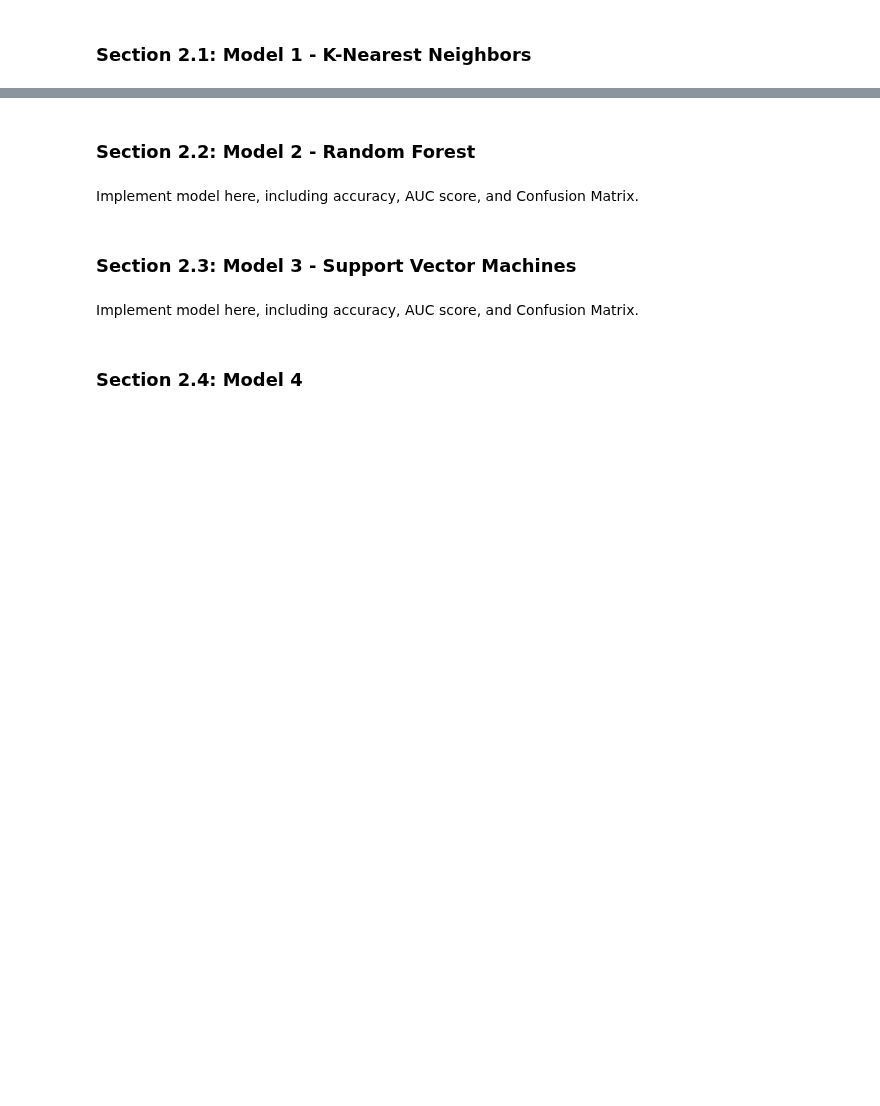
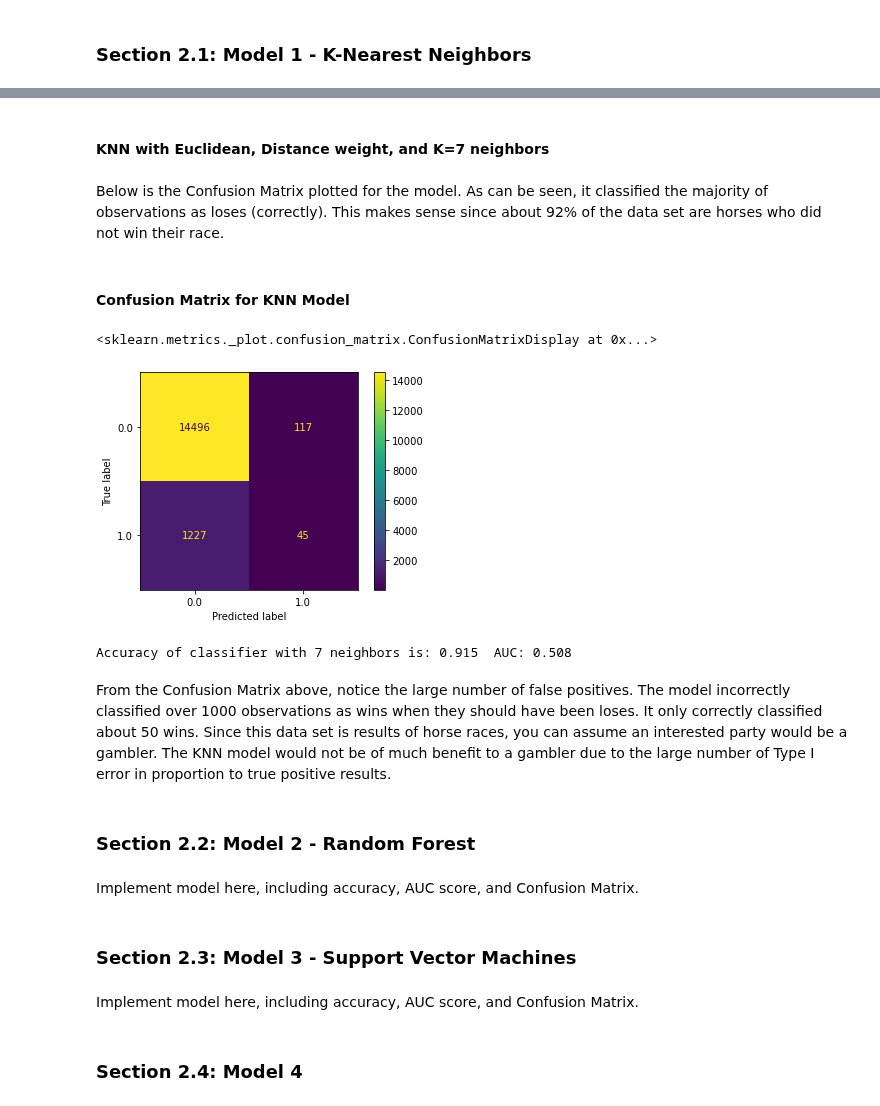
Before and after one commit to C-Stewart-GH/Hong_Kong_Horse_Racing_Project, a Jupyter notebook: Project2/Project 2 Group Book.ipynb, the cells around one changed output, grey strips where cells are left out. Cells and saved outputs as stored; diff of their text form; code cells hidden in the pictures; blank space fills up the shorter version.

```diff
--- a/Project2/Project 2 Group Book.ipynb
+++ b/Project2/Project 2 Group Book.ipynb
@@ -63,5 +85,5 @@ runs_data.head()
 # %%
-cv = StratifiedShuffleSplit(n_splits = 1, test_size = 0.5, train_size=0.5, random_state = 0)
+cv = StratifiedShuffleSplit(n_splits = 10, test_size = 0.2, train_size=0.8, random_state = 0)
 
 # fill in the training and testing data and save as separate variables
 for trainidx, testidx in cv.split(runs_data,runs_target):
@@ -74,0 +164,12 @@ Implement model here, including accuracy, AUC score, and Confusion Matrix.
+# %%
+# Use Manhatten distance - sum(|x - y|)
+
+Kvals = [3,5,7,9,11,13,15,17,19,21]
+for x in Kvals:
+    clf_knn = KNeighborsClassifier(n_neighbors=x, weights='distance', metric='manhattan')
+    clf_knn.fit(X_train,Y_train)
+    yhat= clf_knn.predict(X_test)
+    acc = mt.accuracy_score(Y_test,yhat)
+    auc = roc_auc_score(Y_test,yhat)
+    conf = mt.confusion_matrix(Y_test,yhat)
+    print('Accuracy of classifier with %d neighbors is: %.3f'%(x,acc), ' AUC: %.3f'%auc)
@@ -74,0 +189,12 @@ Implement model here, including accuracy, AUC score, and Confusion Matrix.
+# %%
+# Use ChebyshevDistance distance - max(|x - y|)
+
+Kvals = [3,5,7,9,11,13,15,17,19,21]
+for x in Kvals:
+    clf_knn = KNeighborsClassifier(n_neighbors=x, weights='distance', metric='chebyshev')
+    clf_knn.fit(X_train,Y_train)
+    yhat= clf_knn.predict(X_test)
+    acc = mt.accuracy_score(Y_test,yhat)
+    auc = roc_auc_score(Y_test,yhat)
+    conf = mt.confusion_matrix(Y_test,yhat)
+    print('Accuracy of classifier with %d neighbors is: %.3f'%(x,acc), ' AUC: %.3f'%auc)
@@ -75,3 +216,37 @@ Implement model here, including accuracy, AUC score, and Confusion Matrix.
+# %% [markdown]
+#### KNN with Euclidean, Distance weight, and K=7 neighbors
+# %%
+# Based on above, Euclidean with K=7 is a good combination of accuracy and AUC
+x=7
+clf_knn = KNeighborsClassifier(n_neighbors=x, weights='distance', metric='euclidean')
+clf_knn.fit(X_train,Y_train)
+yhat= clf_knn.predict(X_test)
+acc = mt.accuracy_score(Y_test,yhat)
+auc = roc_auc_score(Y_test,yhat)
+conf = mt.confusion_matrix(Y_test,yhat)
+# %% [markdown]
+Below is the Confusion Matrix plotted for the model. As can be seen, it classified the majority of observations as loses (correctly). This makes sense since about 92% of the data set are horses who did not win their race.
+# %% [markdown]
+#### Confusion Matrix for KNN Model
+# %%
+plot_confusion_matrix(clf_knn, X_test, Y_test)
+# %% [output]
+<sklearn.metrics._plot.confusion_matrix.ConfusionMatrixDisplay at 0x...>
+[figure, added]
+# %%
+# I tried several different algorithm parameters here (e.g. kd_tree, ball_tree) without effect
+x=7
+clf_knn = KNeighborsClassifier(n_neighbors=x, weights='distance', metric='euclidean', algorithm='kd_tree')
+clf_knn.fit(X_train,Y_train)
+yhat= clf_knn.predict(X_test)
+acc = mt.accuracy_score(Y_test,yhat)
+auc = roc_auc_score(Y_test,yhat)
+conf = mt.confusion_matrix(Y_test,yhat)
+print('Accuracy of classifier with %d neighbors is: %.3f'%(x,acc), ' AUC: %.3f'%auc)
+# %% [output]
+Accuracy of classifier with 7 neighbors is: 0.915  AUC: 0.508
+# %% [markdown]
+From the Confusion Matrix above, notice the large number of false positives. The model incorrectly classified over 1000 observations as wins when they should have been loses. It only correctly classified about 50 wins. Since this data set is results of horse races, you can assume an interested party would be a gambler. The KNN model would not be of much benefit to a gambler due to the large number of Type I error in proportion to true positive results.
 # %% [markdown]
 ### Section 2.2: Model 2 - Random Forest
 # %% [markdown]
```
Also changed, not shown: parts of 18 cells of this notebook.
